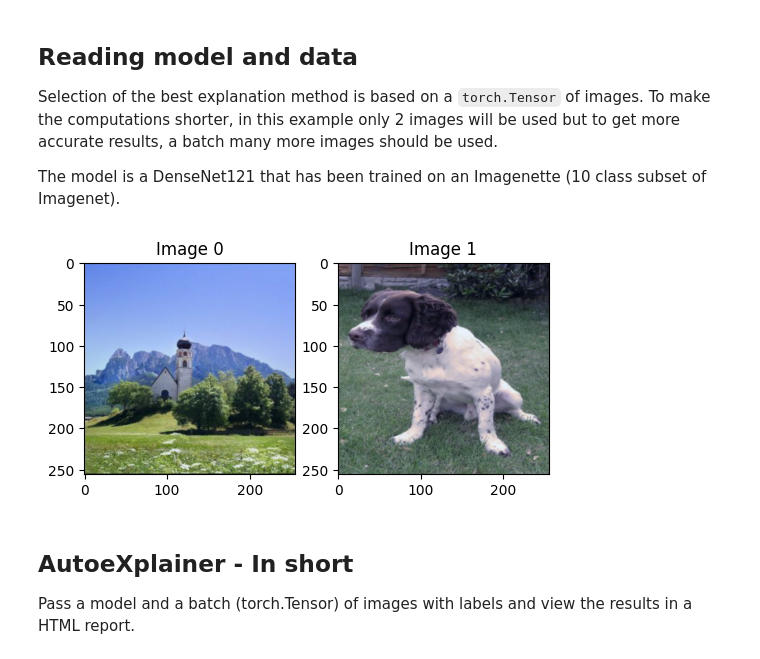
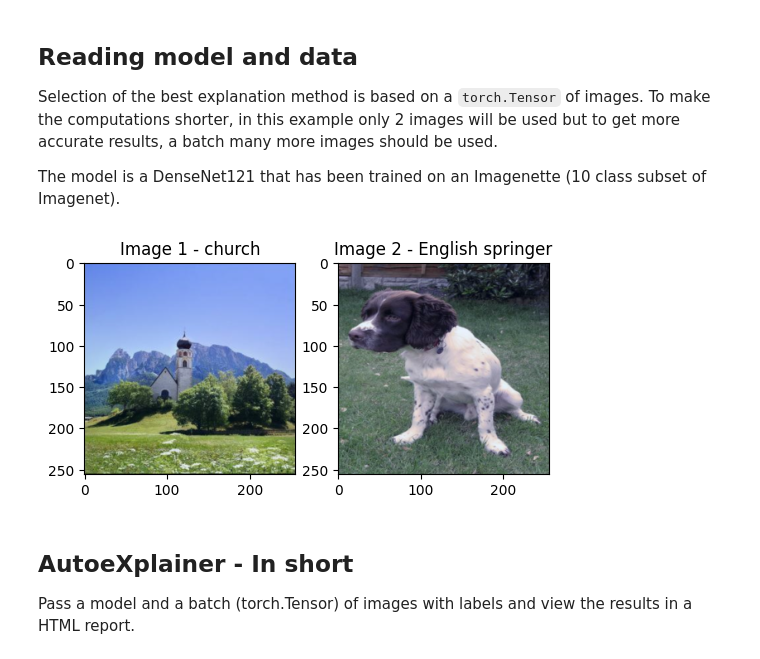
Before and after one commit to MI2DataLab/autoexplainer, a Jupyter notebook: development/notebooks/auto_explainer_usage.ipynb, the cells around one changed output. Drawn from its saved outputs; the diff is of its cells as text; code cells hidden in the pictures.

```diff
--- a/development/notebooks/auto_explainer_usage.ipynb
+++ b/development/notebooks/auto_explainer_usage.ipynb
@@ -48,16 +48,16 @@ labels = { i : label for i, label in enumerate(list_of_classes)}
 # %%
 from autoexplainer.utils import normalize_image, torch_image_to_numpy_image
 import matplotlib.pyplot as plt
 
 fig, ax = plt.subplots(1,NUMBER_OF_IMAGES, figsize=(6, 6))
 
 for i in range(NUMBER_OF_IMAGES):
     ax[i].imshow(normalize_image(torch_image_to_numpy_image(x_batch[i])));
-    ax[i].set_title(f"Image {i}")
+    ax[i].set_title(f"Image {i+1} - {labels[y_batch[i].item()]}")
 
 plt.show()
 # %% [output]
-[figure, old version]
+[figure, new version]
 # %% [markdown]
 ## AutoeXplainer - In short
 
```
Also changed, not shown: parts of 12 cells of this notebook, 3 other files.
